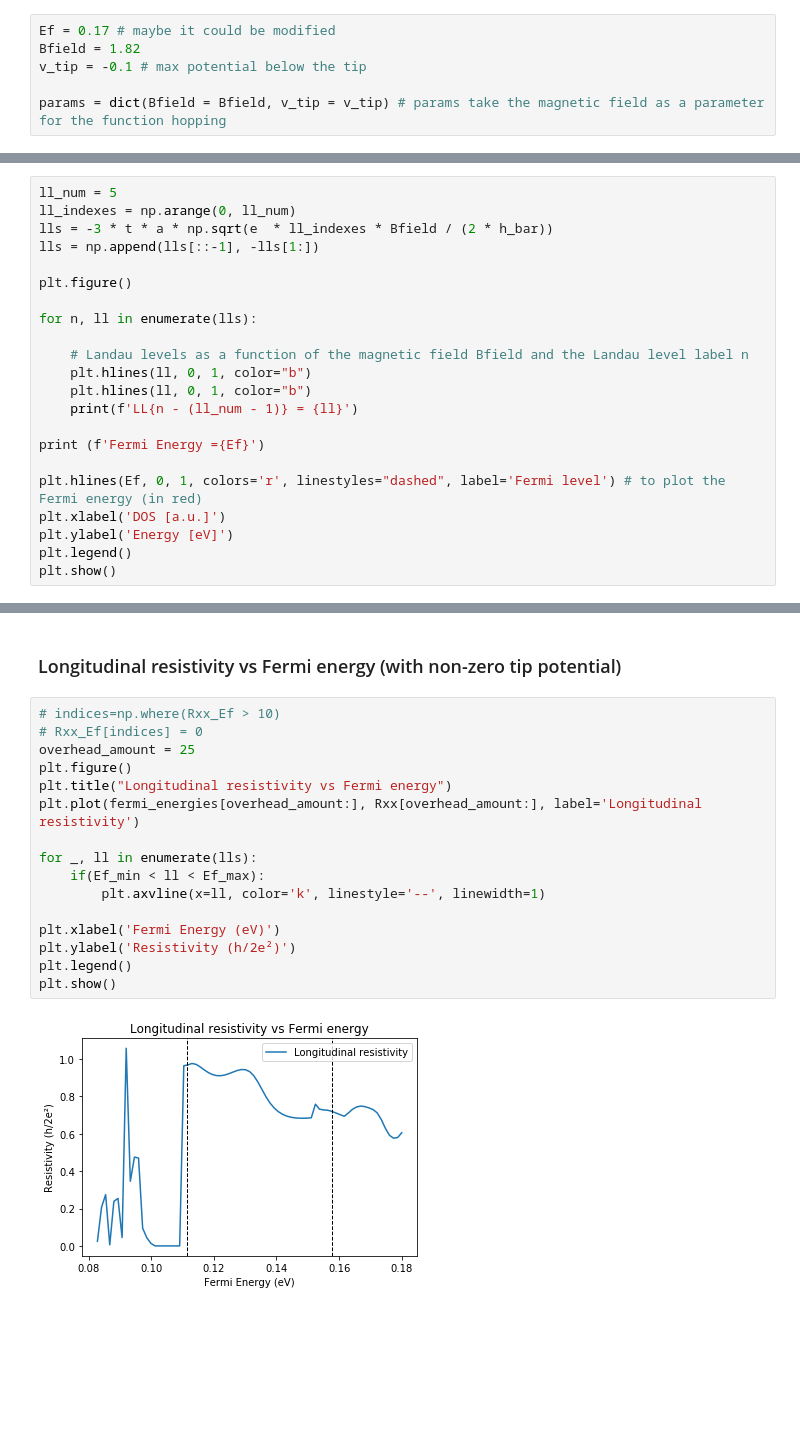
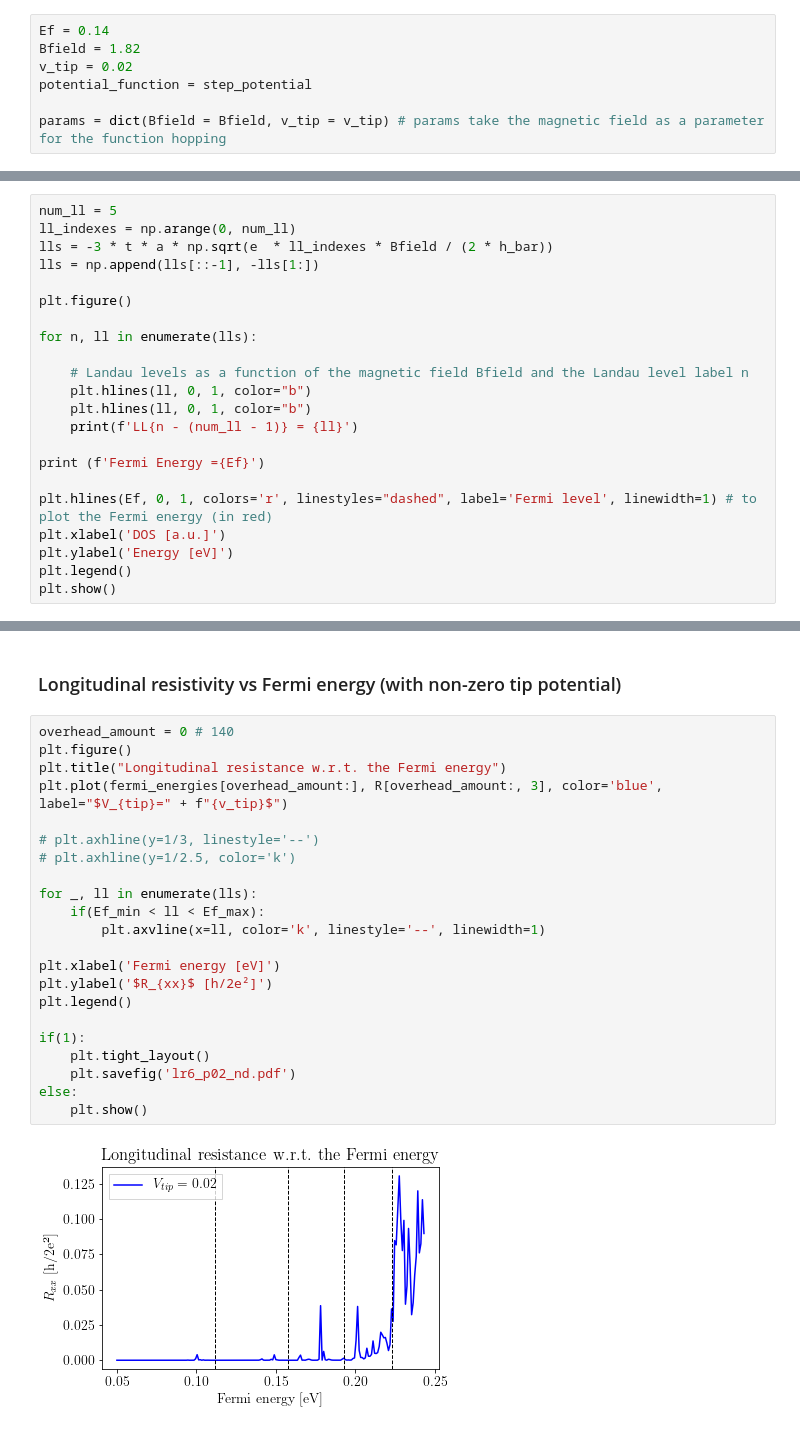
Before and after one commit to saviapicella/nanoelectronics-project, a Jupyter notebook: Graphene quantum Hall effect.ipynb, the cells around one changed output, grey strips where cells are left out. Cells and saved outputs as stored; diff of their text form; blank space fills up the shorter version.

```diff
--- a/Graphene quantum Hall effect.ipynb
+++ b/Graphene quantum Hall effect.ipynb
@@ -223,9 +241,10 @@ kwant.plot(sys, site_size = 1e-9)
 # %% [markdown]
 ## Electronic properties
 # %%
-Ef = 0.17 # maybe it could be modified
+Ef = 0.14
 Bfield = 1.82
-v_tip = -0.1 # max potential below the tip
+v_tip = 0.02
+potential_function = step_potential
 
 params = dict(Bfield = Bfield, v_tip = v_tip) # params take the magnetic field as a parameter for the function hopping
 # %%
@@ -243,8 +262,8 @@ if mag_length > W/2:
 # %% [markdown]
 #### Visualization of the Landau Levels
 # %%
-ll_num = 5
-ll_indexes = np.arange(0, ll_num)
+num_ll = 5
+ll_indexes = np.arange(0, num_ll)
 lls = -3 * t * a * np.sqrt(e  * ll_indexes * Bfield / (2 * h_bar))
 lls = np.append(lls[::-1], -lls[1:])
 
@@ -255,11 +274,11 @@ for n, ll in enumerate(lls):
     # Landau levels as a function of the magnetic field Bfield and the Landau level label n
     plt.hlines(ll, 0, 1, color="b")
     plt.hlines(ll, 0, 1, color="b")
-    print(f'LL{n - (ll_num - 1)} = {ll}')
+    print(f'LL{n - (num_ll - 1)} = {ll}')
 
 print (f'Fermi Energy ={Ef}')
 
-plt.hlines(Ef, 0, 1, colors='r', linestyles="dashed", label='Fermi level') # to plot the Fermi energy (in red)
+plt.hlines(Ef, 0, 1, colors='r', linestyles="dashed", label='Fermi level', linewidth=1) # to plot the Fermi energy (in red)
 plt.xlabel('DOS [a.u.]')
 plt.ylabel('Energy [eV]')
 plt.legend()
@@ -395,20 +408,26 @@ plt.show()
 # %% [markdown]
 ### Longitudinal resistivity vs Fermi energy (with non-zero tip potential)
 # %%
-# indices=np.where(Rxx_Ef > 10)
-# Rxx_Ef[indices] = 0
-overhead_amount = 25
+overhead_amount = 0 # 140
 plt.figure()
-plt.title("Longitudinal resistivity vs Fermi energy")
-plt.plot(fermi_energies[overhead_amount:], Rxx[overhead_amount:], label='Longitudinal resistivity')
+plt.title("Longitudinal resistance w.r.t. the Fermi energy")
+plt.plot(fermi_energies[overhead_amount:], R[overhead_amount:, 3], color='blue', label="$V_{tip}=" + f"{v_tip}$")
+
+# plt.axhline(y=1/3, linestyle='--')
+# plt.axhline(y=1/2.5, color='k')
 
 for _, ll in enumerate(lls):
     if(Ef_min < ll < Ef_max):
         plt.axvline(x=ll, color='k', linestyle='--', linewidth=1)
 
-plt.xlabel('Fermi Energy (eV)')
-plt.ylabel('Resistivity (h/2e²)')
+plt.xlabel('Fermi energy [eV]')
+plt.ylabel('$R_{xx}$ [h/2e²]')
 plt.legend()
-plt.show()
+
+if(1):
+    plt.tight_layout()
+    plt.savefig('lr6_p02_nd.pdf')
+else:
+    plt.show()
 # %% [output]
-[figure, old version]
+[figure, new version]
```
Also changed, not shown: parts of 28 cells of this notebook, 2 other files.
